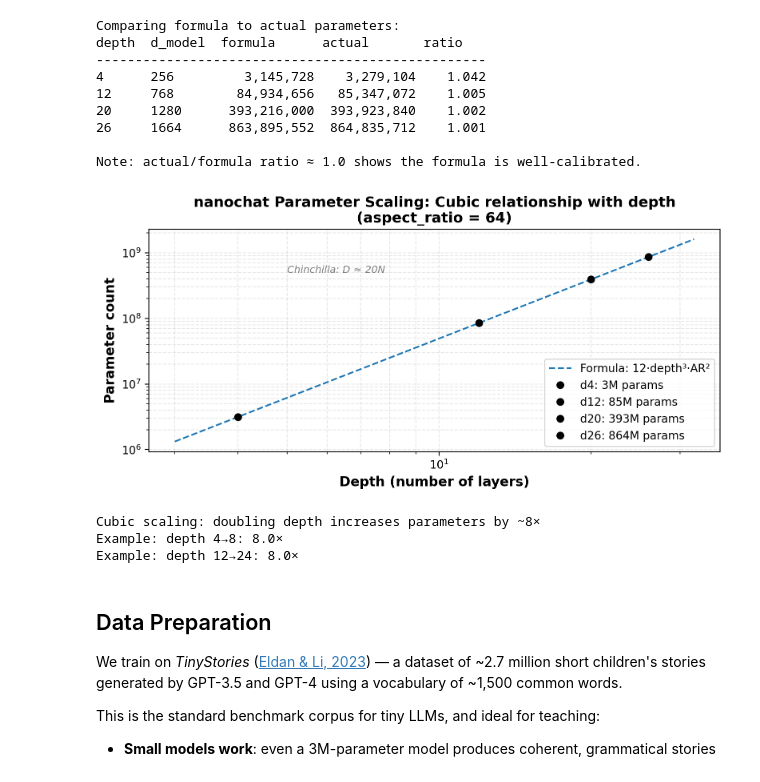
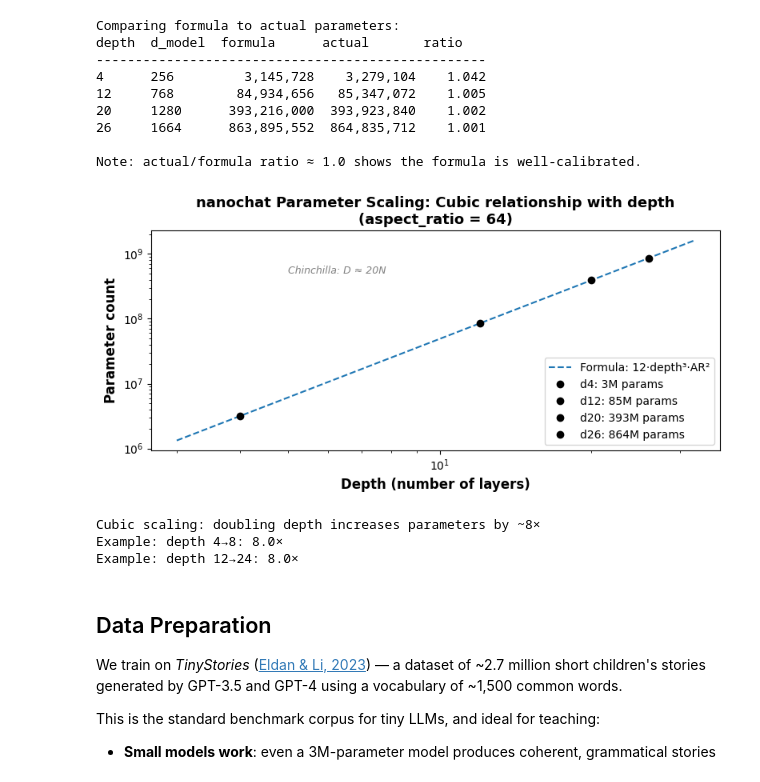
Before and after one commit to yoavram/nanochat, a Jupyter notebook: nanochat.ipynb, the cells around one changed output. Cells and saved outputs as stored; diff of their text form; code cells hidden in the pictures.

```diff
--- a/nanochat.ipynb
+++ b/nanochat.ipynb
@@ -598,35 +598,34 @@ Note: actual/formula ratio ≈ 1.0 shows the formula is well-calibrated.
 depths = np.logspace(np.log10(3), np.log10(32), 50)
 params_formula = [param_formula(d, aspect_ratio=64) for d in depths]
 
 fig, ax = plt.subplots(figsize=(8, 4))
 
 # Plot the cubic scaling curve
 ax.loglog(depths, params_formula, '--', label='Formula: 12·depth³·AR²')
 
 # Mark actual nanochat configs
 nanochat_colors = {'d4': '#FF6B6B', 'd12': '#4ECDC4', 'd20': '#45B7D1', 'd26': '#96CEB4'}
 for depth in [4, 12, 20, 26]:
     params = param_formula(depth, aspect_ratio=64)
     ax.loglog(depth, params, 'o', label=f'd{depth}: {params/1e6:.0f}M params', color='k')
 
 # Add reference lines for compute-optimal training (Chinchilla: D ≈ 20N)
 ax.text(5, 5e8, 'Chinchilla: D ≈ 20N', fontsize=9, style='italic', color='gray')
 
 ax.set_xlabel('Depth (number of layers)', fontsize=12, fontweight='bold')
 ax.set_ylabel('Parameter count', fontsize=12, fontweight='bold')
 ax.set_title('nanochat Parameter Scaling: Cubic relationship with depth\n(aspect_ratio = 64)',
             fontsize=13, fontweight='bold')
-ax.grid(True, which='both', alpha=0.3, linestyle='--')
 ax.legend(loc='lower right', fontsize=10)
 
 plt.tight_layout()
 plt.show()
 
 print(f"\nCubic scaling: doubling depth increases parameters by ~8×")
 print(f"Example: depth 4→8: {param_formula(8, 64)/param_formula(4, 64):.1f}×")
 print(f"Example: depth 12→24: {param_formula(24, 64)/param_formula(12, 64):.1f}×")
 # %% [output]
-[figure, old version]
+[figure, new version]
 Cubic scaling: doubling depth increases parameters by ~8×
 Example: depth 4→8: 8.0×
 Example: depth 12→24: 8.0×
```
Also changed, not shown: parts of 16 cells of this notebook.
